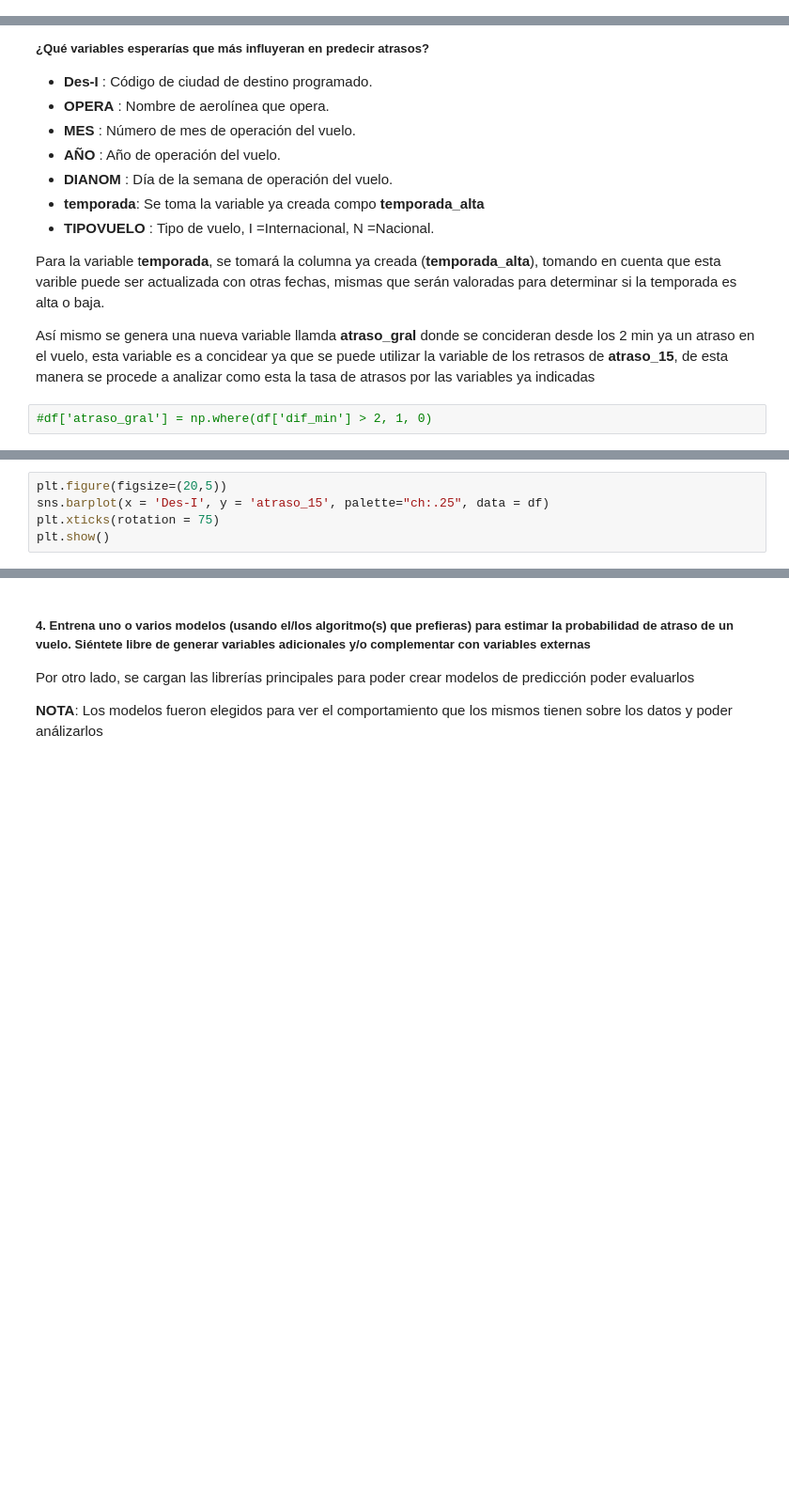
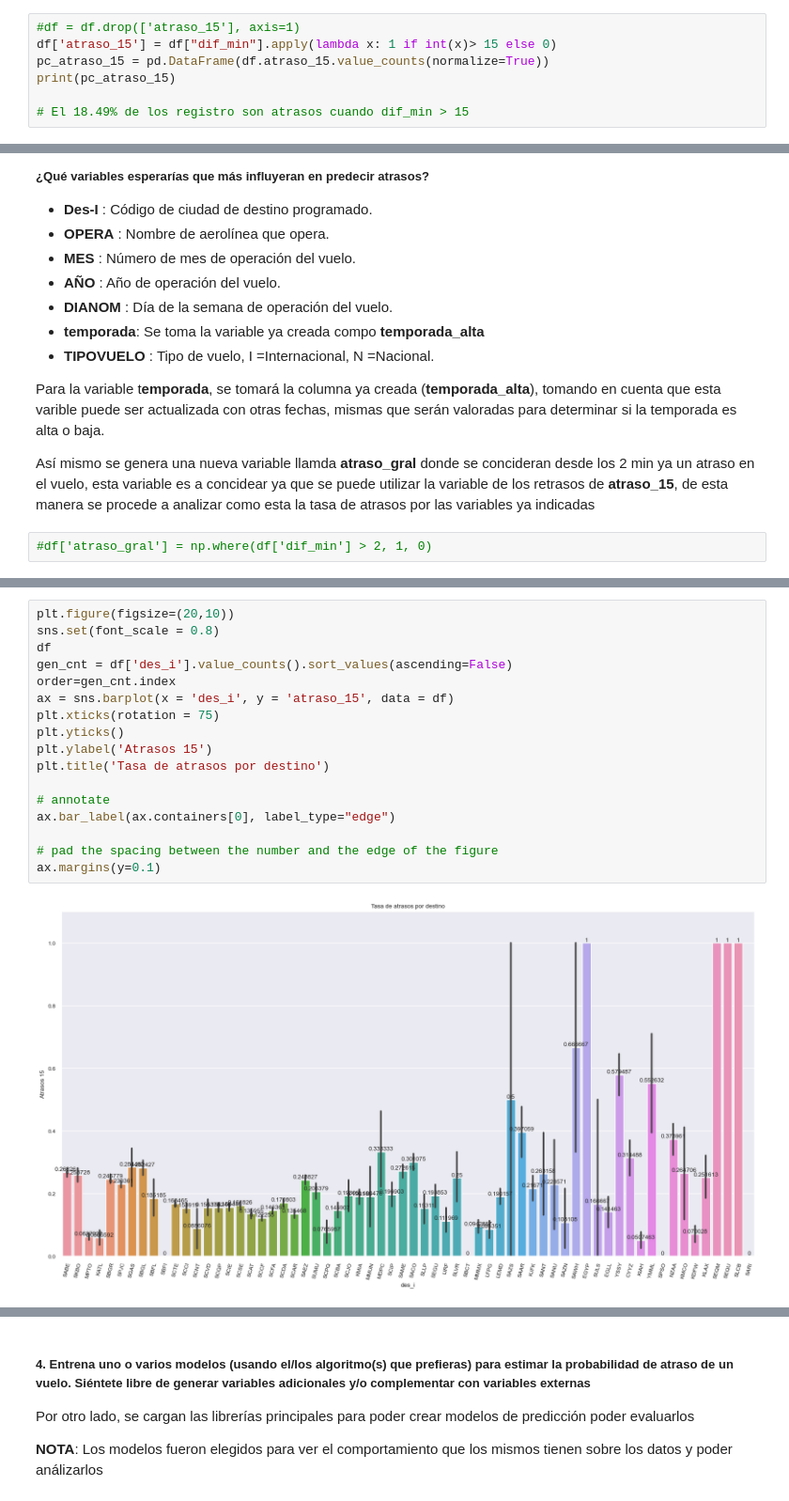
Before and after one commit to OsvaldoMedina/LATAM-Airlines, a Jupyter notebook: solution_OS.ipynb, the cells around one changed output, grey strips where cells are left out. Shown at 94% size. Cells and saved outputs as stored; diff of their text form; blank space fills up the shorter version.

Commit message:
tasa de atrasos

```diff
--- a/solution_OS.ipynb
+++ b/solution_OS.ipynb
@@ -670,3 +670,10 @@ df['atraso_15'].value_counts()
 0    55592
 1    12614
 Name: atraso_15, dtype: int64
+# %%
+#df = df.drop(['atraso_15'], axis=1)
+df['atraso_15'] = df["dif_min"].apply(lambda x: 1 if int(x)> 15 else 0)
+pc_atraso_15 = pd.DataFrame(df.atraso_15.value_counts(normalize=True))
+print(pc_atraso_15)
+
+# El 18.49% de los registro son atrasos cuando dif_min > 15
@@ -755,6 +803,20 @@ pd.DataFrame(df.groupby(by=['Des-I'])['atraso_15'].mean().describe())
-# %%
-plt.figure(figsize=(20,5))
-sns.barplot(x = 'Des-I', y = 'atraso_15', palette="ch:.25", data = df)
-plt.xticks(rotation = 75)
-plt.show()
+# %%
+plt.figure(figsize=(20,10))
+sns.set(font_scale = 0.8)
+df
+gen_cnt = df['des_i'].value_counts().sort_values(ascending=False)
+order=gen_cnt.index
+ax = sns.barplot(x = 'des_i', y = 'atraso_15', data = df)
+plt.xticks(rotation = 75)
+plt.yticks()
+plt.ylabel('Atrasos 15')
+plt.title('Tasa de atrasos por destino')
+
+# annotate
+ax.bar_label(ax.containers[0], label_type="edge")
+
+# pad the spacing between the number and the edge of the figure
+ax.margins(y=0.1)
+# %% [output]
+[figure, added]
 # %%
```
Also changed, not shown: parts of 27 cells of this notebook, 2 other files.
